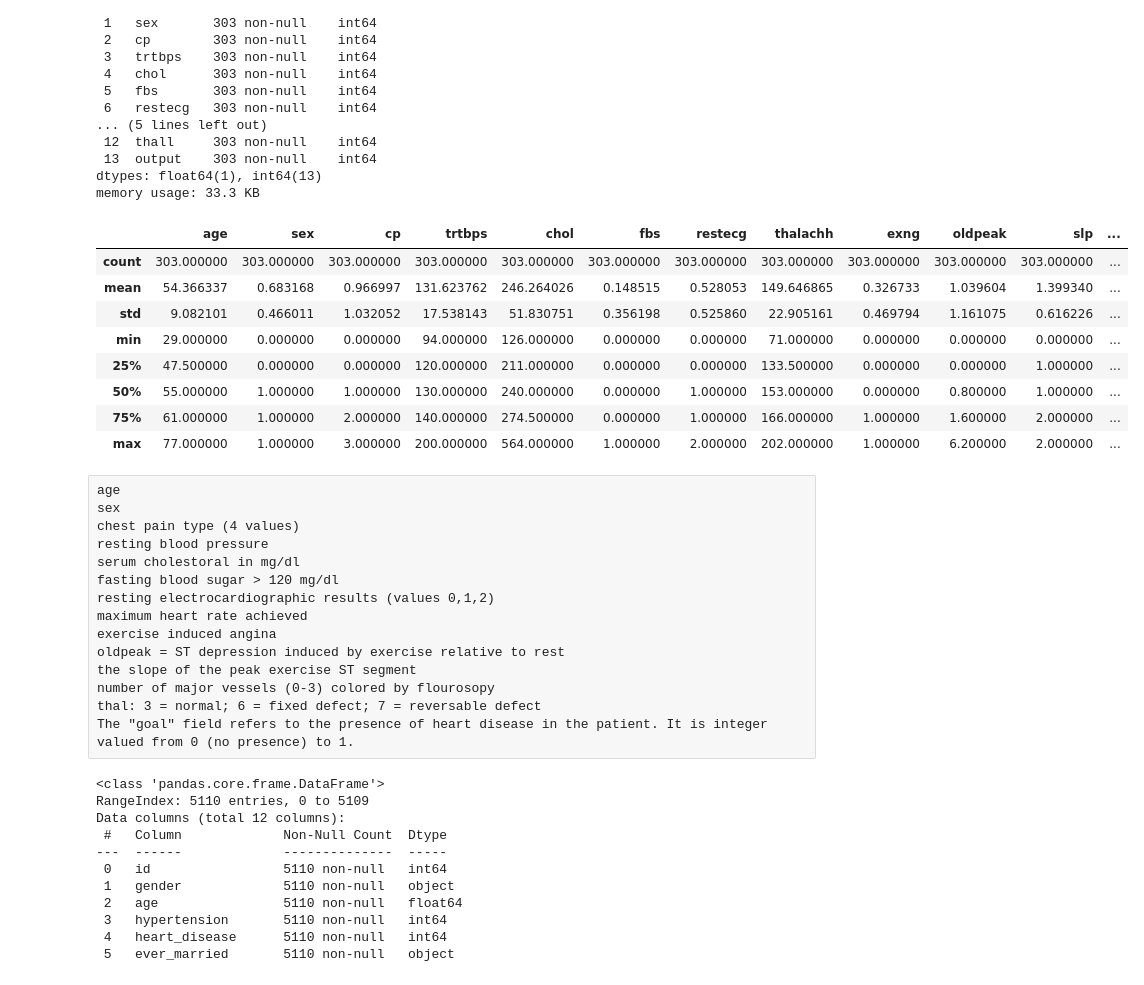
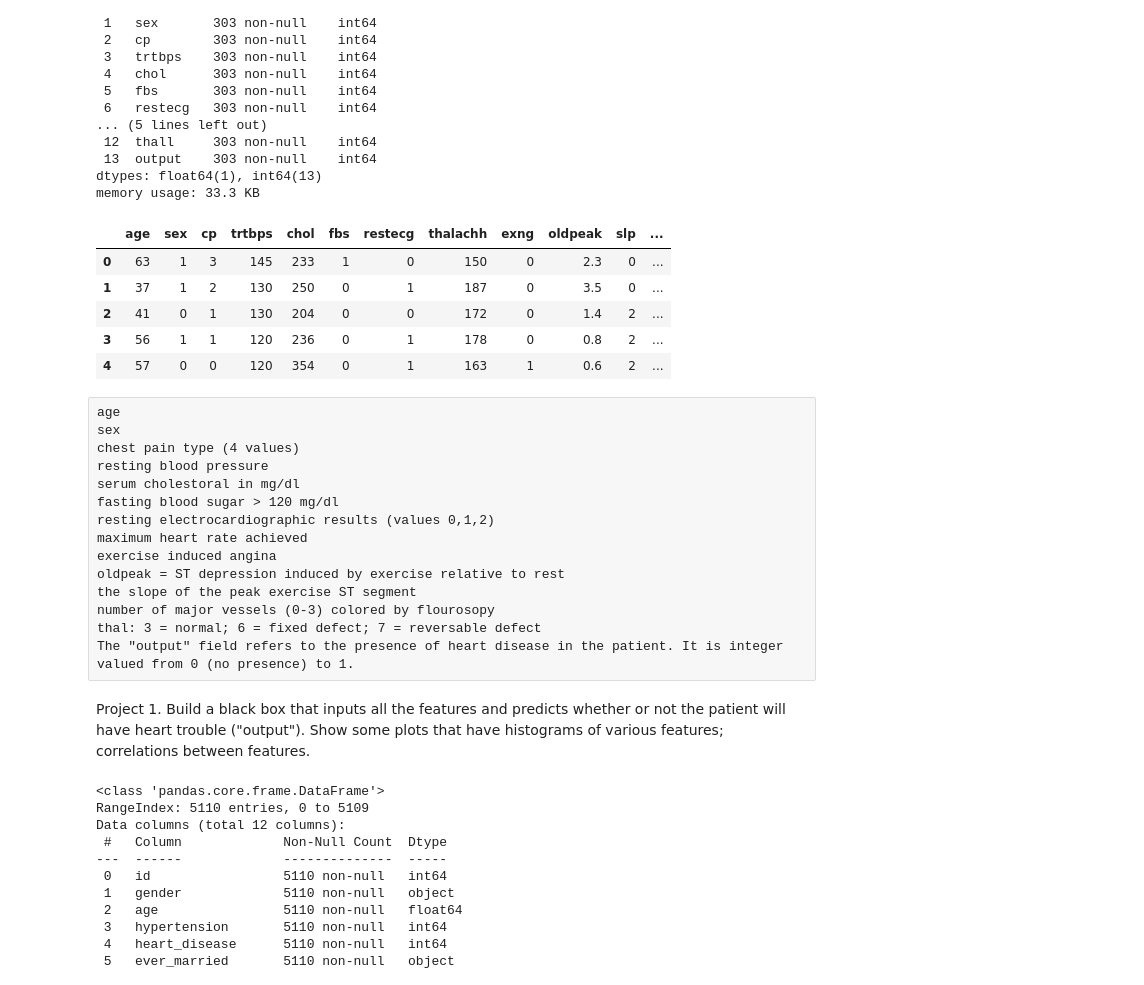
Before and after one commit to dodelson/aiphysics, a Jupyter notebook: Datasets/projects.ipynb, the cells around one changed output. Drawn from its saved outputs; the diff is of its cells as text; code cells hidden in the pictures.

```diff
--- a/Datasets/projects.ipynb
+++ b/Datasets/projects.ipynb
@@ -26,17 +26,14 @@ Data columns (total 14 columns):
 dtypes: float64(1), int64(13)
 memory usage: 33.3 KB
 # %%
-heart.describe()
+heart.head()
 # %% [output]
 |  | age | sex | cp | trtbps | chol | fbs | restecg | thalachh | exng | oldpeak | slp | ... |
-| count | 303.000000 | 303.000000 | 303.000000 | 303.000000 | 303.000000 | 303.000000 | 303.000000 | 303.000000 | 303.000000 | 303.000000 | 303.000000 | ... |
-| mean | 54.366337 | 0.683168 | 0.966997 | 131.623762 | 246.264026 | 0.148515 | 0.528053 | 149.646865 | 0.326733 | 1.039604 | 1.399340 | ... |
-| std | 9.082101 | 0.466011 | 1.032052 | 17.538143 | 51.830751 | 0.356198 | 0.525860 | 22.905161 | 0.469794 | 1.161075 | 0.616226 | ... |
-| min | 29.000000 | 0.000000 | 0.000000 | 94.000000 | 126.000000 | 0.000000 | 0.000000 | 71.000000 | 0.000000 | 0.000000 | 0.000000 | ... |
-| 25% | 47.500000 | 0.000000 | 0.000000 | 120.000000 | 211.000000 | 0.000000 | 0.000000 | 133.500000 | 0.000000 | 0.000000 | 1.000000 | ... |
-| 50% | 55.000000 | 1.000000 | 1.000000 | 130.000000 | 240.000000 | 0.000000 | 1.000000 | 153.000000 | 0.000000 | 0.800000 | 1.000000 | ... |
-| 75% | 61.000000 | 1.000000 | 2.000000 | 140.000000 | 274.500000 | 0.000000 | 1.000000 | 166.000000 | 1.000000 | 1.600000 | 2.000000 | ... |
-| max | 77.000000 | 1.000000 | 3.000000 | 200.000000 | 564.000000 | 1.000000 | 2.000000 | 202.000000 | 1.000000 | 6.200000 | 2.000000 | ... |
+| 0 | 63 | 1 | 3 | 145 | 233 | 1 | 0 | 150 | 0 | 2.3 | 0 | ... |
+| 1 | 37 | 1 | 2 | 130 | 250 | 0 | 1 | 187 | 0 | 3.5 | 0 | ... |
+| 2 | 41 | 0 | 1 | 130 | 204 | 0 | 0 | 172 | 0 | 1.4 | 2 | ... |
+| 3 | 56 | 1 | 1 | 120 | 236 | 0 | 1 | 178 | 0 | 0.8 | 2 | ... |
+| 4 | 57 | 0 | 0 | 120 | 354 | 0 | 1 | 163 | 1 | 0.6 | 2 | ... |
 # %% [raw]
 age
 sex
@@ -51,7 +48,9 @@ oldpeak = ST depression induced by exercise relative to rest
 the slope of the peak exercise ST segment
 number of major vessels (0-3) colored by flourosopy
 thal: 3 = normal; 6 = fixed defect; 7 = reversable defect
-The "goal" field refers to the presence of heart disease in the patient. It is integer valued from 0 (no presence) to 1.
+The "output" field refers to the presence of heart disease in the patient. It is integer valued from 0 (no presence) to 1.
+# %% [markdown]
+Project 1. Build a black box that inputs all the features and predicts whether or not the patient will have heart trouble ("output"). Show some plots that have histograms of various features; correlations between features.
 # %%
 file='healthcare-dataset-stroke-data.csv'
 stroke = pd.read_csv(file)
```
Also changed, not shown: parts of 3 cells of this notebook.
